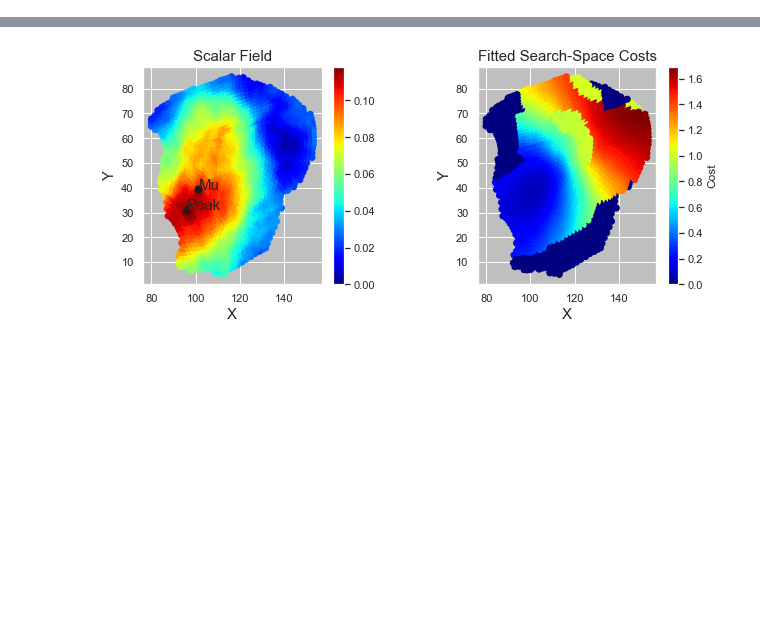
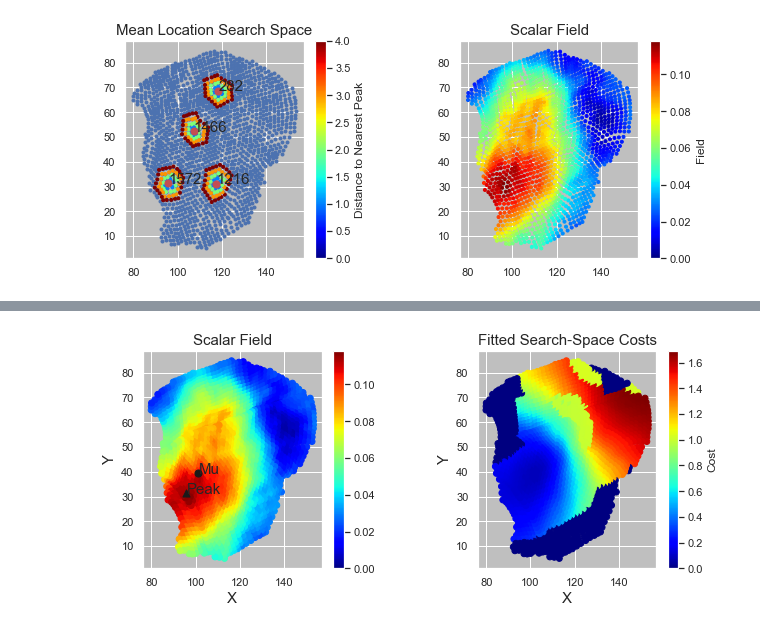
Before and after one commit to kristianeschenburg/fieldmodel, a Jupyter notebook: demos/demo.ipynb, the cells around one changed output, grey strips where cells are left out. Cells and saved outputs as stored; diff of their text form; code cells hidden in the pictures; blank space fills up the shorter version.

```diff
--- a/demos/demo.ipynb
+++ b/demos/demo.ipynb
@@ -37,0 +67,13 @@ field = sio.loadmat(field_file)['field'].squeeze()
+# %%
+h_size = 5
+nhood = util.peak_neighborhood(apsp=dist,
+                               h_size=h_size,
+                               peaks=peaks)
+
+F = plotting.plot_searchspace(dist=dist,
+                              peaks=peaks,
+                              nhood=nhood,
+                              sfield=field,
+                              x=tx, y=ty)
+# %% [output]
+[figure, added]
```
Also changed, not shown: parts of 21 cells of this notebook, 2 other files.
